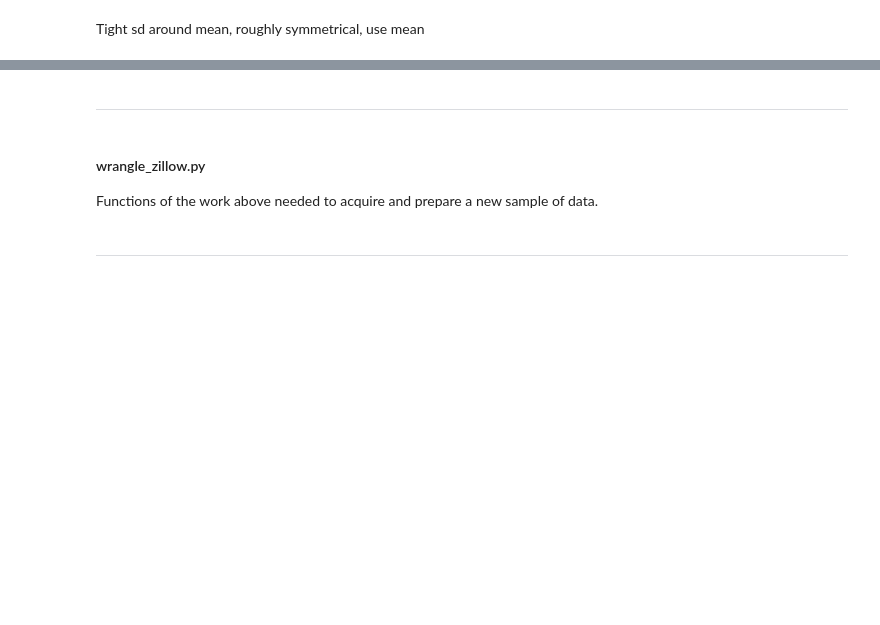
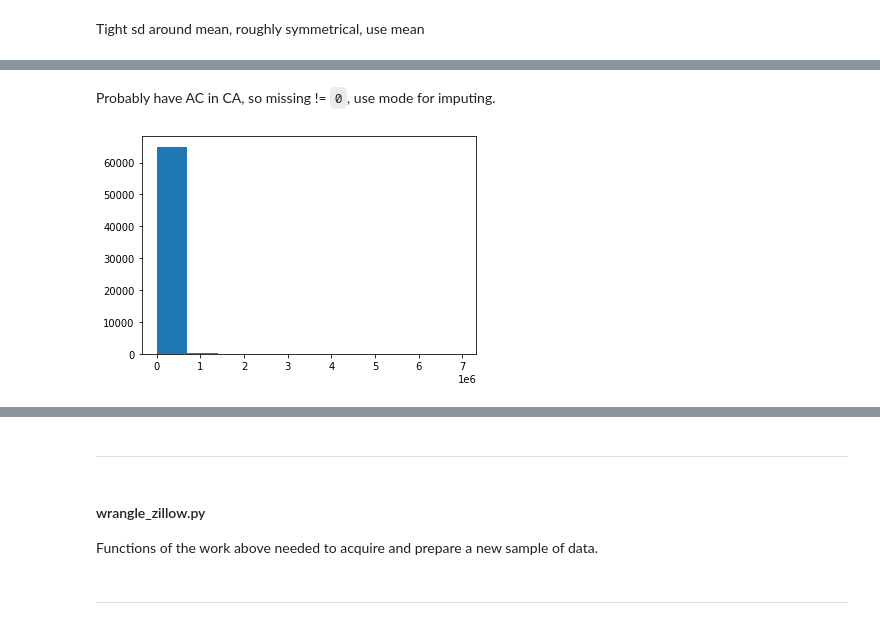
Before and after one commit to Jared-Godar/clustering-exercises, a Jupyter notebook: wrangle-exercises.ipynb, the cells around one changed output, grey strips where cells are left out. Saved outputs shown, nothing was run; the diff lists cells and outputs as text; code cells hidden in the pictures; blank space fills up the shorter version.

```diff
--- a/wrangle-exercises.ipynb
+++ b/wrangle-exercises.ipynb
@@ -525,0 +826,2 @@ plt.hist(df.finishedsquarefeet12, alpha=.7, histtype='step', label='finishedsqua
+# %% [markdown]
+Probably have AC in CA, so missing != `0`, use mode for imputing.
@@ -525,0 +831,4 @@ plt.hist(df.finishedsquarefeet12, alpha=.7, histtype='step', label='finishedsqua
+# %%
+plt.hist(df.lotsizesquarefeet);
+# %% [output]
+[figure, added]
```
Also changed, not shown: parts of 108 cells of this notebook.
